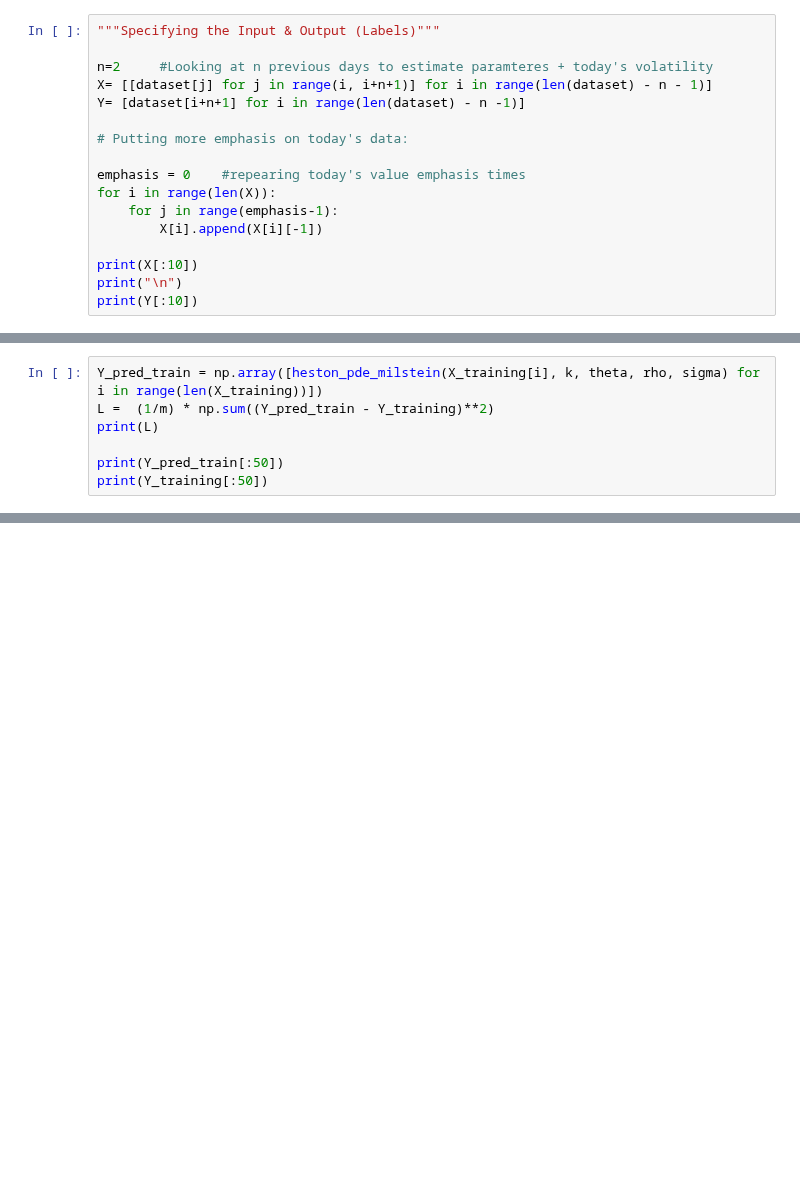
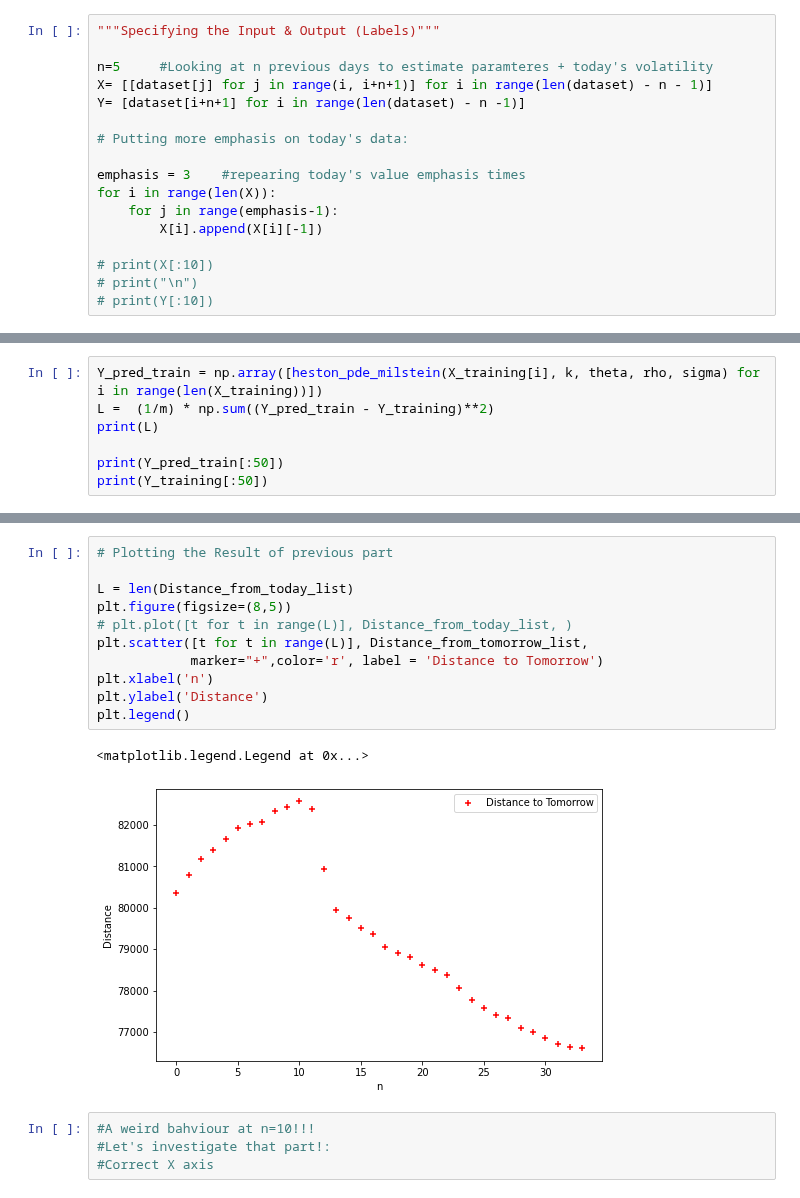
Before and after one commit to aidinattar/Volatility-carry-trading-strategy, a Jupyter notebook: Parameter_Estimation_ML.ipynb, the cells around one changed output, grey strips where cells are left out. Cells and saved outputs as stored; diff of their text form; blank space fills up the shorter version.

```diff
--- a/Parameter_Estimation_ML.ipynb
+++ b/Parameter_Estimation_ML.ipynb
@@ -31,18 +31,18 @@ dataset = np.array(UX1.PX_LAST)
 # %%
 """Specifying the Input & Output (Labels)"""
 
-n=2     #Looking at n previous days to estimate paramteres + today's volatility
+n=5     #Looking at n previous days to estimate paramteres + today's volatility
 X= [[dataset[j] for j in range(i, i+n+1)] for i in range(len(dataset) - n - 1)]
 Y= [dataset[i+n+1] for i in range(len(dataset) - n -1)]
 
 # Putting more emphasis on today's data:
 
-emphasis = 0    #repearing today's value emphasis times
+emphasis = 3    #repearing today's value emphasis times
 for i in range(len(X)):
     for j in range(emphasis-1):
         X[i].append(X[i][-1])
 
-print(X[:10])
-print("\n")
-print(Y[:10])
+# print(X[:10])
+# print("\n")
+# print(Y[:10])
 # %% [output]
@@ -173,0 +241,18 @@ print(gsc.cv_results_.get('split5_test_score'))
+# %%
+# Plotting the Result of previous part
+
+L = len(Distance_from_today_list)
+plt.figure(figsize=(8,5))
+# plt.plot([t for t in range(L)], Distance_from_today_list, )
+plt.scatter([t for t in range(L)], Distance_from_tomorrow_list,
+            marker="+",color='r', label = 'Distance to Tomorrow')
+plt.xlabel('n')
+plt.ylabel('Distance')
+plt.legend()
+# %% [output]
+<matplotlib.legend.Legend at 0x...>
+[figure, added]
+# %%
+#A weird bahviour at n=10!!!
+#Let's investigate that part!:
+#Correct X axis
```
Also changed, not shown: parts of 11 cells of this notebook.
